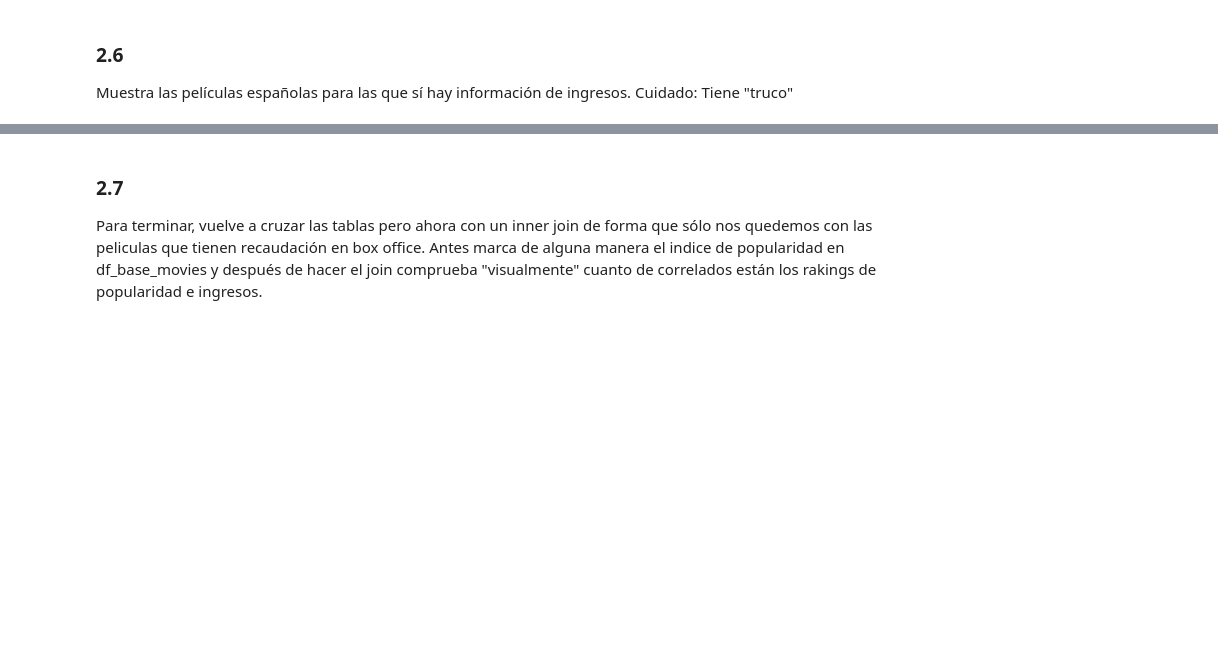
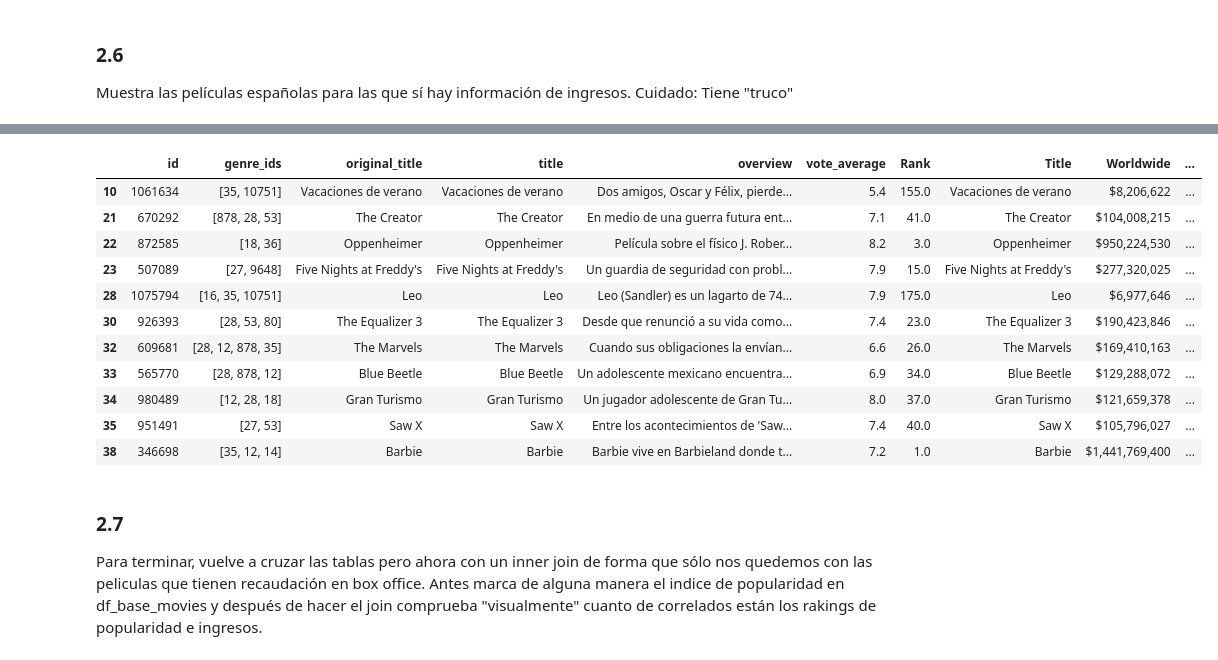
Before and after one commit to njisly/online_ds_thebridge_Nur, a Jupyter notebook: ejercicios/03_Analisis_de_Datos/Sprint_06/Unidad_02/Practica_Obligatoria/18_Practica_Obligatoria_Scraping_API.ipynb, the cells around one changed output, grey strips where cells are left out. Cells and saved outputs as stored; diff of their text form; code cells hidden in the pictures; blank space fills up the shorter version.

```diff
--- a/ejercicios/03_Analisis_de_Datos/Sprint_06/Unidad_02/Practica_Obligatoria/18_Practica_Obligatoria_Scraping_API.ipynb
+++ b/ejercicios/03_Analisis_de_Datos/Sprint_06/Unidad_02/Practica_Obligatoria/18_Practica_Obligatoria_Scraping_API.ipynb
@@ -148,3 +308,6 @@ Para hacerte más sencillo el trabajo, te doy aquí algunas pistas:
 ### 2.2
 # %% [markdown]
 Si no has podido hacer el ejercicio Extra anterior, lee los datos que hay en "./data/mojo_data.xlsx", cargándolos en un dataframe al que puedes poner por nombre "df_mojo". Usar "Rank" como índice y muestra el contenido y su información general.
+# %%
+df_mojo = pd.read_excel("./data/mojo_data.xlsx")
+df_mojo.set_index("Rank")
@@ -152,3 +347,7 @@ Si no has podido hacer el ejercicio Extra anterior, lee los datos que hay en "./
 ### 2.3
 # %% [markdown]
 Algunos campos tendrán un nombre raro, cambia esos % por el "<nombre de la columna anterior>_%_var"
+# %%
+df_mojo.rename(columns={"%": "Domestic_%_var"}, inplace=True)
+df_mojo.rename(columns={"%.1": "Foreign_%_var"}, inplace=True)
+df_mojo
@@ -156,6 +369,8 @@ Algunos campos tendrán un nombre raro, cambia esos % por el "<nombre de la colu
 ### 2.4
 
 Hora de volver a nuestro `DataFrame` de peliculas obtenido de la API. Pégale las recuadaciones de df_mojo, de forma que mantegamos las 40 peliculas populares, no importa cuantas de df_mojo queden. ¿Qué método vas a usar?¿Qué tipo de join quieres hacer?¿Qué campos son los índices?
+# %%
+df = pd.merge(df_concat, df_mojo, left_on='original_title', right_on='Title', how='left')
 # %% [markdown]
 ### 2.5
 Muestra los 10 primeros registros del resultado del cruce y su información general
@@ -163,3 +415,6 @@ Muestra los 10 primeros registros del resultado del cruce y su información gene
 ### 2.6
 
 Muestra las películas españolas para las que sí hay información de ingresos. Cuidado: Tiene "truco"
+# %%
+esp = df[df['original_title'] == df['title']]
+esp.info()
@@ -166,3 +442,19 @@ Muestra las películas españolas para las que sí hay información de ingresos.
+# %%
+con_ingreso = esp[esp["Worldwide"].notnull()]
+con_ingreso
+# %% [output]
+|  | id | genre_ids | original_title | title | overview | vote_average | Rank | Title | Worldwide | ... |
+| 10 | 1061634 | [35, 10751] | Vacaciones de verano | Vacaciones de verano | Dos amigos, Oscar y Félix, pierde... | 5.4 | 155.0 | Vacaciones de verano | $8,206,622 | ... |
+| 21 | 670292 | [878, 28, 53] | The Creator | The Creator | En medio de una guerra futura ent... | 7.1 | 41.0 | The Creator | $104,008,215 | ... |
+| 22 | 872585 | [18, 36] | Oppenheimer | Oppenheimer | Película sobre el físico J. Rober... | 8.2 | 3.0 | Oppenheimer | $950,224,530 | ... |
+| 23 | 507089 | [27, 9648] | Five Nights at Freddy's | Five Nights at Freddy's | Un guardia de seguridad con probl... | 7.9 | 15.0 | Five Nights at Freddy's | $277,320,025 | ... |
+| 28 | 1075794 | [16, 35, 10751] | Leo | Leo | Leo (Sandler) es un lagarto de 74... | 7.9 | 175.0 | Leo | $6,977,646 | ... |
+| 30 | 926393 | [28, 53, 80] | The Equalizer 3 | The Equalizer 3 | Desde que renunció a su vida como... | 7.4 | 23.0 | The Equalizer 3 | $190,423,846 | ... |
+| 32 | 609681 | [28, 12, 878, 35] | The Marvels | The Marvels | Cuando sus obligaciones la envían... | 6.6 | 26.0 | The Marvels | $169,410,163 | ... |
+| 33 | 565770 | [28, 878, 12] | Blue Beetle | Blue Beetle | Un adolescente mexicano encuentra... | 6.9 | 34.0 | Blue Beetle | $129,288,072 | ... |
+| 34 | 980489 | [12, 28, 18] | Gran Turismo | Gran Turismo | Un jugador adolescente de Gran Tu... | 8.0 | 37.0 | Gran Turismo | $121,659,378 | ... |
+| 35 | 951491 | [27, 53] | Saw X | Saw X | Entre los acontecimientos de 'Saw... | 7.4 | 40.0 | Saw X | $105,796,027 | ... |
+| 38 | 346698 | [35, 12, 14] | Barbie | Barbie | Barbie vive en Barbieland donde t... | 7.2 | 1.0 | Barbie | $1,441,769,400 | ... |
 # %% [markdown]
 ### 2.7
 Para terminar, vuelve a cruzar las tablas pero ahora con un inner join de forma que sólo nos quedemos con las peliculas que tienen recaudación en box office. Antes marca de alguna manera el indice de popularidad en df_base_movies y después de hacer el join comprueba "visualmente" cuanto de correlados están los rakings de popularidad e ingresos.
```
Also changed, not shown: parts of 24 cells of this notebook.
